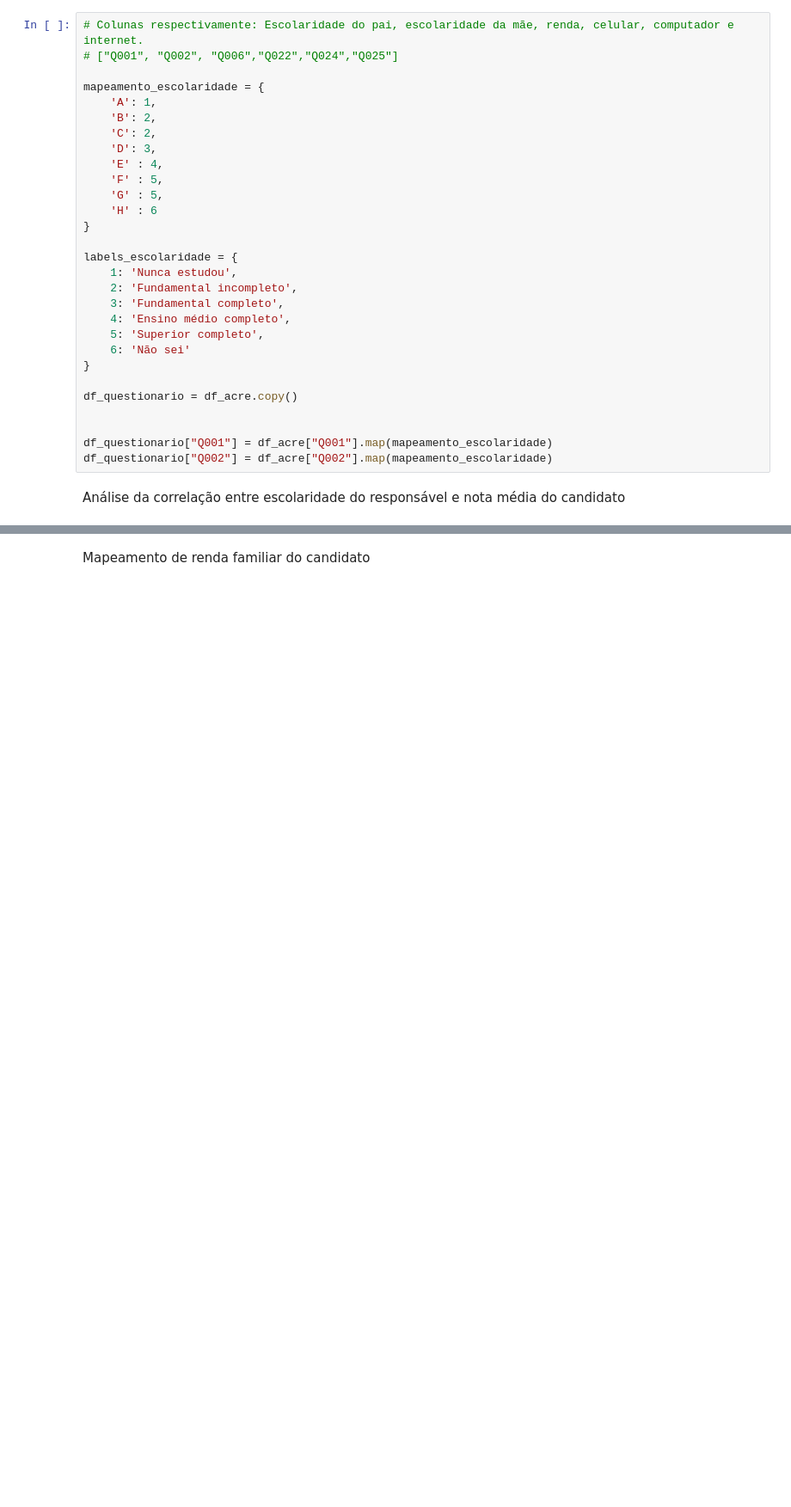
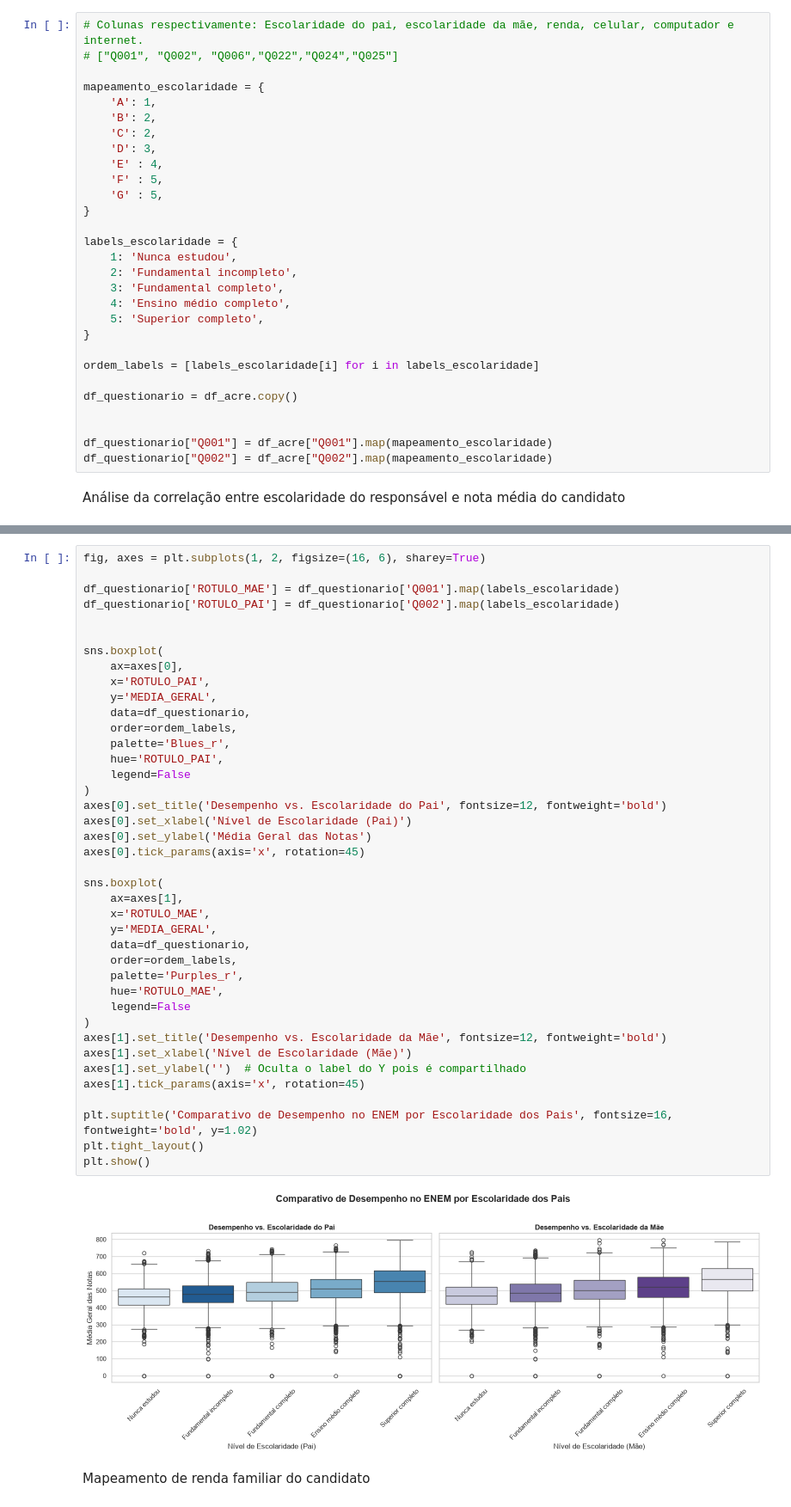
Before and after one commit to mvs105/TESI1-2026.1, a Jupyter notebook: pre_processamento_acre.ipynb, the cells around one changed output, grey strips where cells are left out. Shown at 86% size. Drawn from its saved outputs; the diff is of its cells as text; blank space fills up the shorter version.

```diff
--- a/pre_processamento_acre.ipynb
+++ b/pre_processamento_acre.ipynb
@@ -149,7 +168,6 @@ mapeamento_escolaridade = {
     'E' : 4,
     'F' : 5,
     'G' : 5,
-    'H' : 6
 }
 
 labels_escolaridade = {
@@ -158,8 +176,9 @@ labels_escolaridade = {
     3: 'Fundamental completo',
     4: 'Ensino médio completo',
     5: 'Superior completo',
-    6: 'Não sei'
 }
+
+ordem_labels = [labels_escolaridade[i] for i in labels_escolaridade]
 
 df_questionario = df_acre.copy()
 
@@ -185,3 +213,45 @@ display(analise_mae)
+# %%
+fig, axes = plt.subplots(1, 2, figsize=(16, 6), sharey=True)
+
+df_questionario['ROTULO_MAE'] = df_questionario['Q001'].map(labels_escolaridade)
+df_questionario['ROTULO_PAI'] = df_questionario['Q002'].map(labels_escolaridade)
+
+
+sns.boxplot(
+    ax=axes[0],
+    x='ROTULO_PAI',
+    y='MEDIA_GERAL',
+    data=df_questionario,
+    order=ordem_labels,
+    palette='Blues_r',
+    hue='ROTULO_PAI',
+    legend=False
+)
+axes[0].set_title('Desempenho vs. Escolaridade do Pai', fontsize=12, fontweight='bold')
+axes[0].set_xlabel('Nível de Escolaridade (Pai)')
+axes[0].set_ylabel('Média Geral das Notas')
+axes[0].tick_params(axis='x', rotation=45)
+
+sns.boxplot(
+    ax=axes[1],
+    x='ROTULO_MAE',
+    y='MEDIA_GERAL',
+    data=df_questionario,
+    order=ordem_labels,
+    palette='Purples_r',
+    hue='ROTULO_MAE',
+    legend=False
+)
+axes[1].set_title('Desempenho vs. Escolaridade da Mãe', fontsize=12, fontweight='bold')
+axes[1].set_xlabel('Nível de Escolaridade (Mãe)')
+axes[1].set_ylabel('')  # Oculta o label do Y pois é compartilhado
+axes[1].tick_params(axis='x', rotation=45)
+
+plt.suptitle('Comparativo de Desempenho no ENEM por Escolaridade dos Pais', fontsize=16, fontweight='bold', y=1.02)
+plt.tight_layout()
+plt.show()
+# %% [output]
+[figure, added]
 # %% [markdown]
 Mapeamento de renda familiar do candidato
 # %%
```
Also changed, not shown: parts of 5 cells of this notebook.
